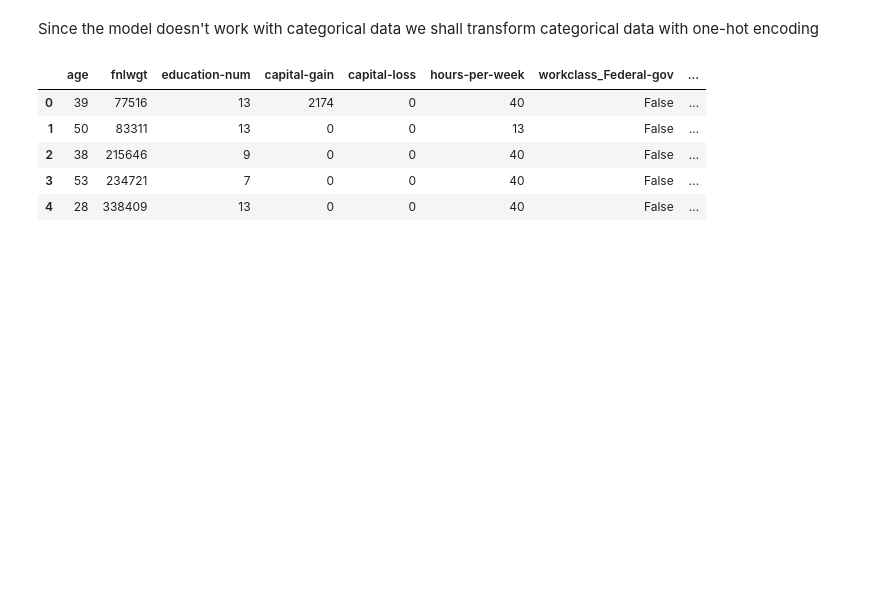
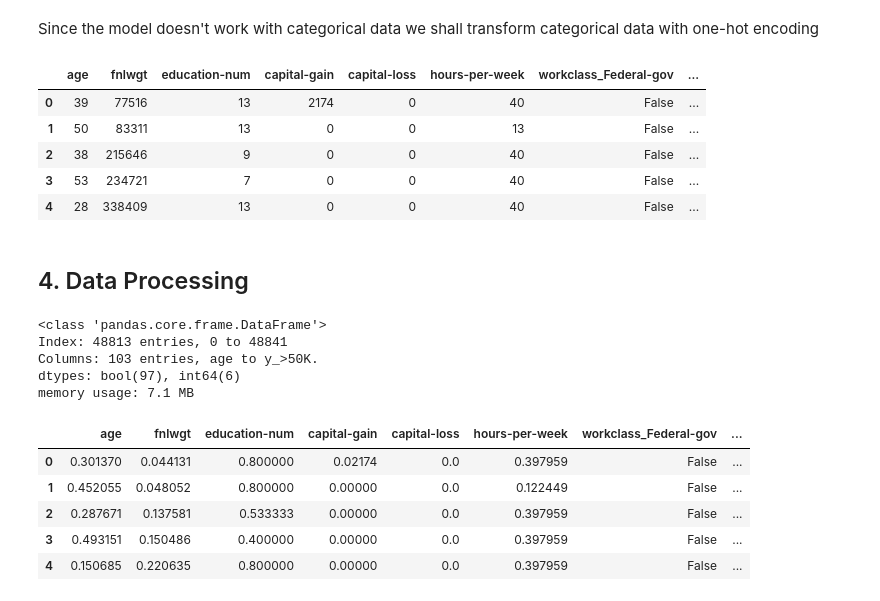
Before and after one commit to 4GeeksAcademy/danielpaez-dev-recommendation-system, a Jupyter notebook: src/explore.ipynb, the cells around one changed output. Cells and saved outputs as stored; diff of their text form; code cells hidden in the pictures; blank space fills up the shorter version.

Commit message:
FEAT: encoding data and normalized

```diff
--- a/src/explore.ipynb
+++ b/src/explore.ipynb
@@ -123,3 +122,27 @@ display(df_encoded.head())
 | 2 | 38 | 215646 | 9 | 0 | 0 | 40 | False | ... |
 | 3 | 53 | 234721 | 7 | 0 | 0 | 40 | False | ... |
 | 4 | 28 | 338409 | 13 | 0 | 0 | 40 | False | ... |
+# %% [markdown]
+## 4. Data Processing
+# %%
+scaler = MinMaxScaler()
+
+df_encoded.info()
+
+numerical_cols = df_encoded.select_dtypes(include=["int64"]).columns.tolist()
+
+df_encoded[numerical_cols] = scaler.fit_transform(df_encoded[numerical_cols])
+
+display(df_encoded.head())
+# %% [output]
+<class 'pandas.core.frame.DataFrame'>
+Index: 48813 entries, 0 to 48841
+Columns: 103 entries, age to y_>50K.
+dtypes: bool(97), int64(6)
+memory usage: 7.1 MB
+|  | age | fnlwgt | education-num | capital-gain | capital-loss | hours-per-week | workclass_Federal-gov | ... |
+| 0 | 0.301370 | 0.044131 | 0.800000 | 0.02174 | 0.0 | 0.397959 | False | ... |
+| 1 | 0.452055 | 0.048052 | 0.800000 | 0.00000 | 0.0 | 0.122449 | False | ... |
+| 2 | 0.287671 | 0.137581 | 0.533333 | 0.00000 | 0.0 | 0.397959 | False | ... |
+| 3 | 0.493151 | 0.150486 | 0.400000 | 0.00000 | 0.0 | 0.397959 | False | ... |
+| 4 | 0.150685 | 0.220635 | 0.800000 | 0.00000 | 0.0 | 0.397959 | False | ... |
```
Also changed, not shown: parts of 2 cells of this notebook.
